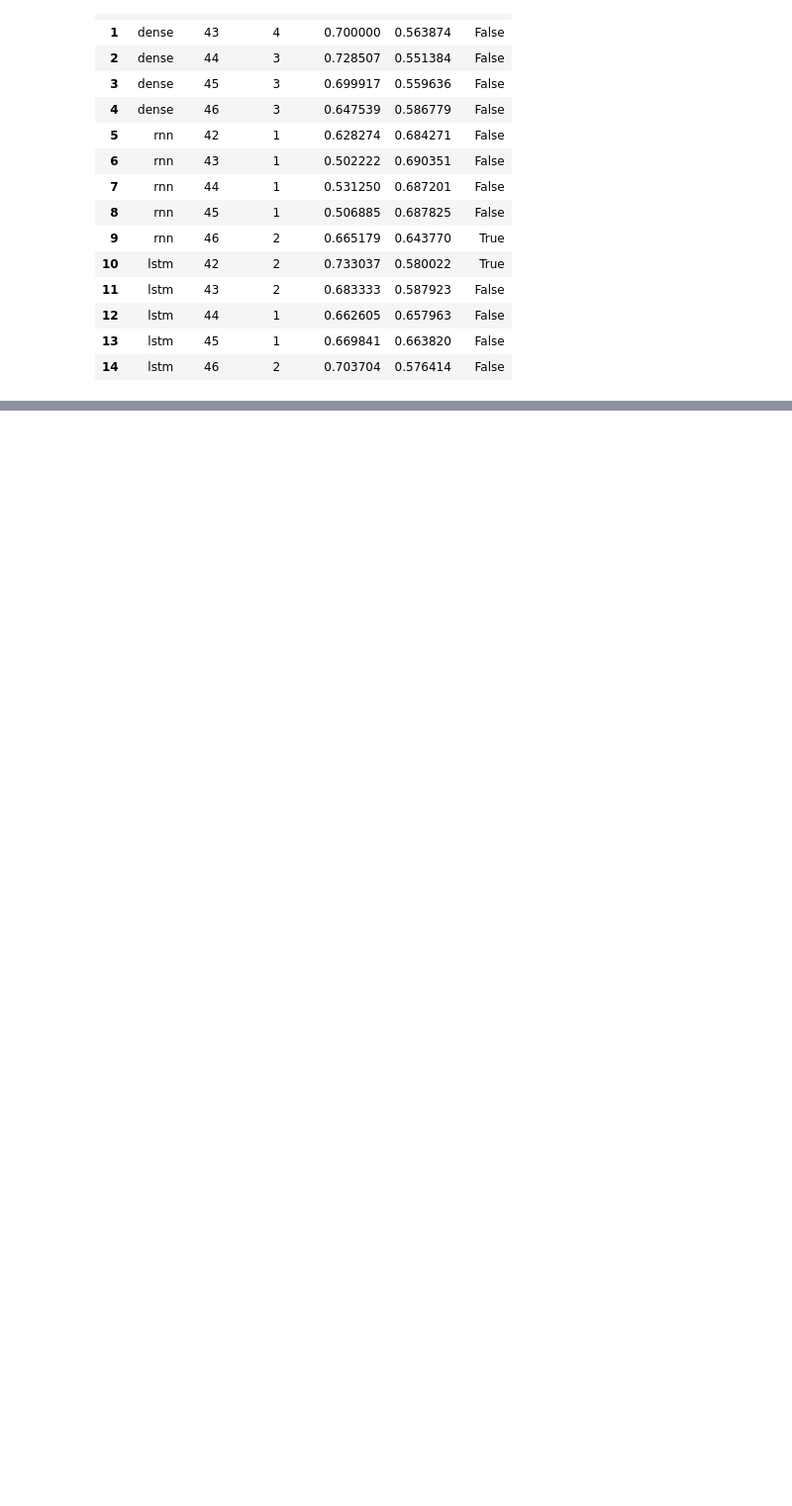
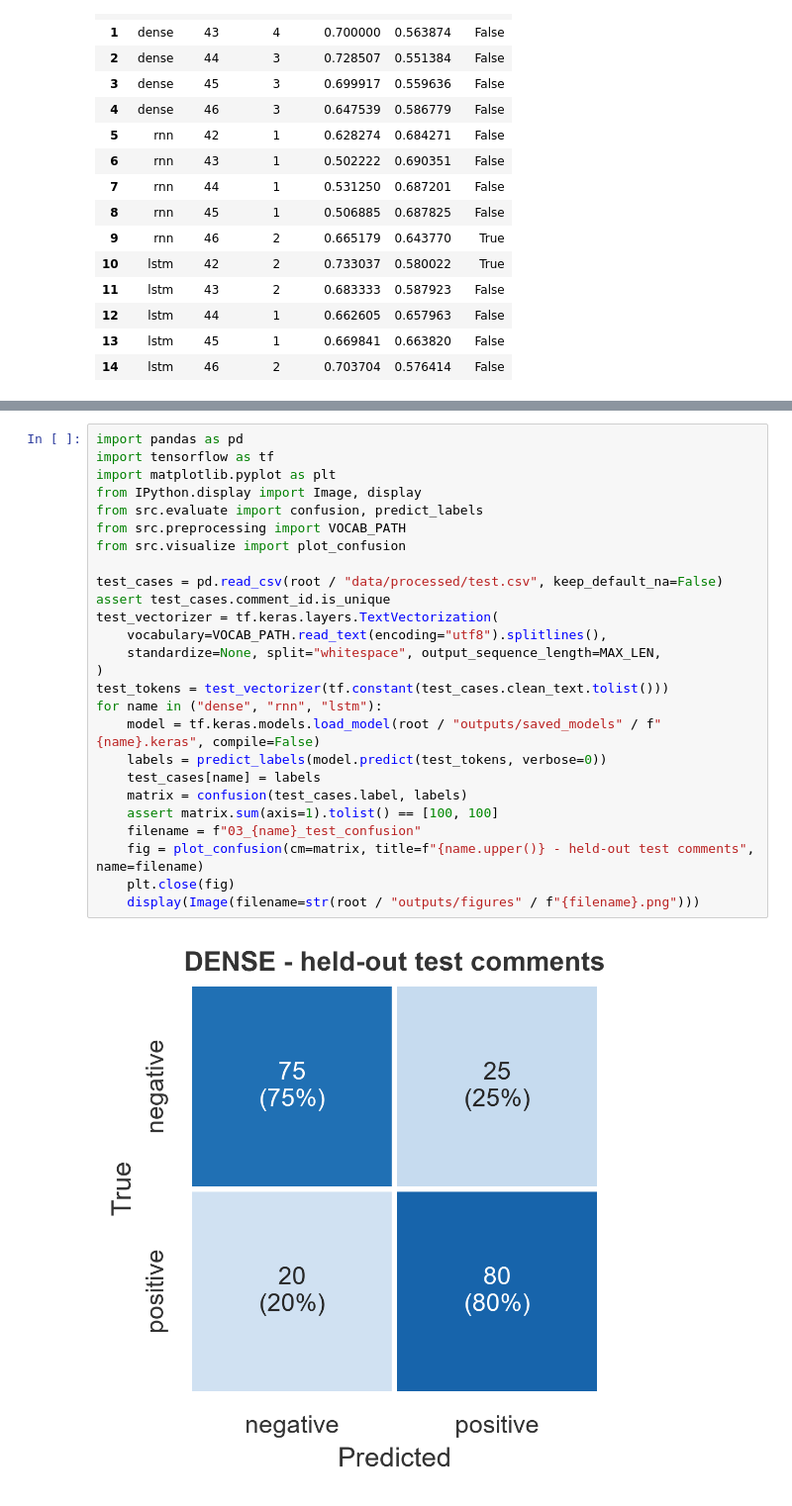
Before and after one commit to JacoboRodriguez1/Suavitel, a Jupyter notebook: notebooks/03_dense_rnn_lstm.ipynb, the cells around one changed output, grey strips where cells are left out. Shown at 99% size. Saved outputs shown, nothing was run; the diff lists cells and outputs as text; blank space fills up the shorter version.

Commit message:
Add learning curves, confusion matrices and error analysis

```diff
--- a/notebooks/03_dense_rnn_lstm.ipynb
+++ b/notebooks/03_dense_rnn_lstm.ipynb
@@ -231,0 +235,28 @@ final_scores
+# %%
+import pandas as pd
+import tensorflow as tf
+import matplotlib.pyplot as plt
+from IPython.display import Image, display
+from src.evaluate import confusion, predict_labels
+from src.preprocessing import VOCAB_PATH
+from src.visualize import plot_confusion
+
+test_cases = pd.read_csv(root / "data/processed/test.csv", keep_default_na=False)
+assert test_cases.comment_id.is_unique
+test_vectorizer = tf.keras.layers.TextVectorization(
+    vocabulary=VOCAB_PATH.read_text(encoding="utf8").splitlines(),
+    standardize=None, split="whitespace", output_sequence_length=MAX_LEN,
+)
+test_tokens = test_vectorizer(tf.constant(test_cases.clean_text.tolist()))
+for name in ("dense", "rnn", "lstm"):
+    model = tf.keras.models.load_model(root / "outputs/saved_models" / f"{name}.keras", compile=False)
+    labels = predict_labels(model.predict(test_tokens, verbose=0))
+    test_cases[name] = labels
+    matrix = confusion(test_cases.label, labels)
+    assert matrix.sum(axis=1).tolist() == [100, 100]
+    filename = f"03_{name}_test_confusion"
+    fig = plot_confusion(cm=matrix, title=f"{name.upper()} - held-out test comments", name=filename)
+    plt.close(fig)
+    display(Image(filename=str(root / "outputs/figures" / f"{filename}.png")))
+# %% [output]
+[figure, added]
```
Also changed, not shown: parts of 4 cells of this notebook, 6 other files.
